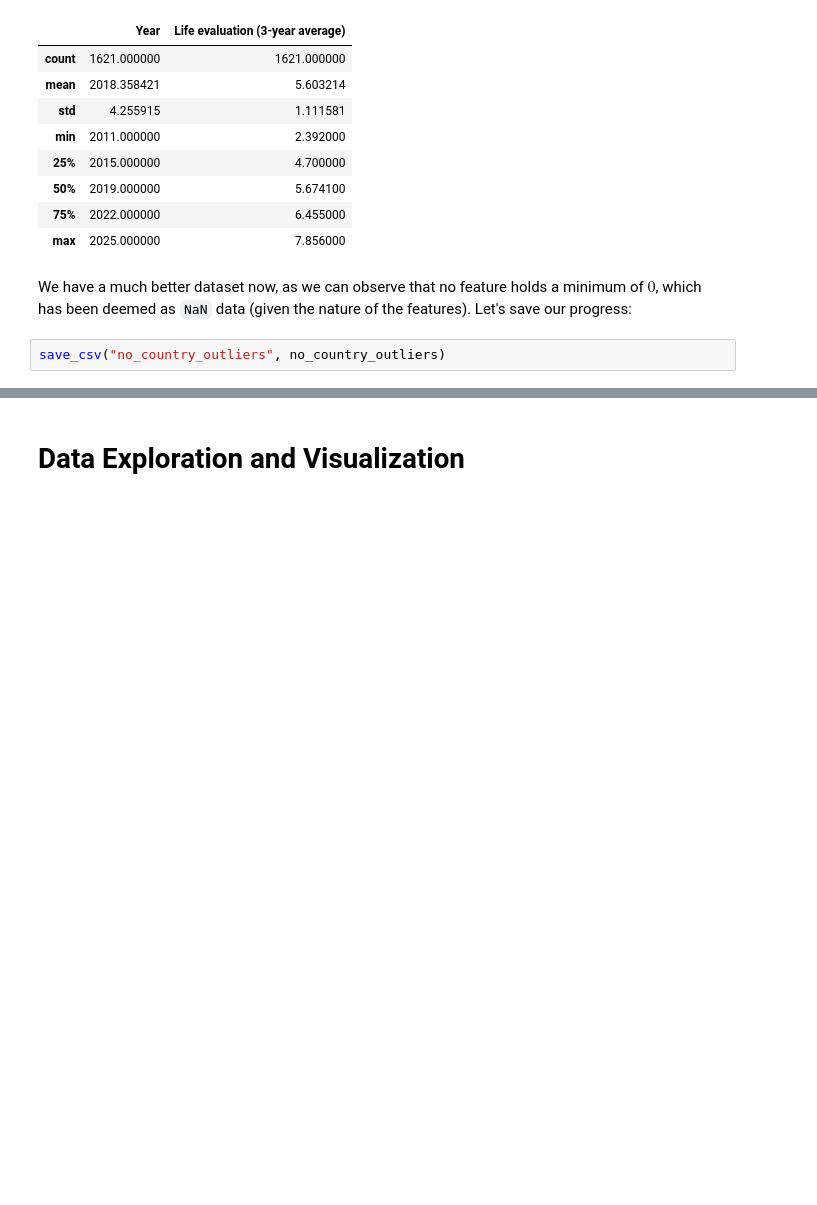
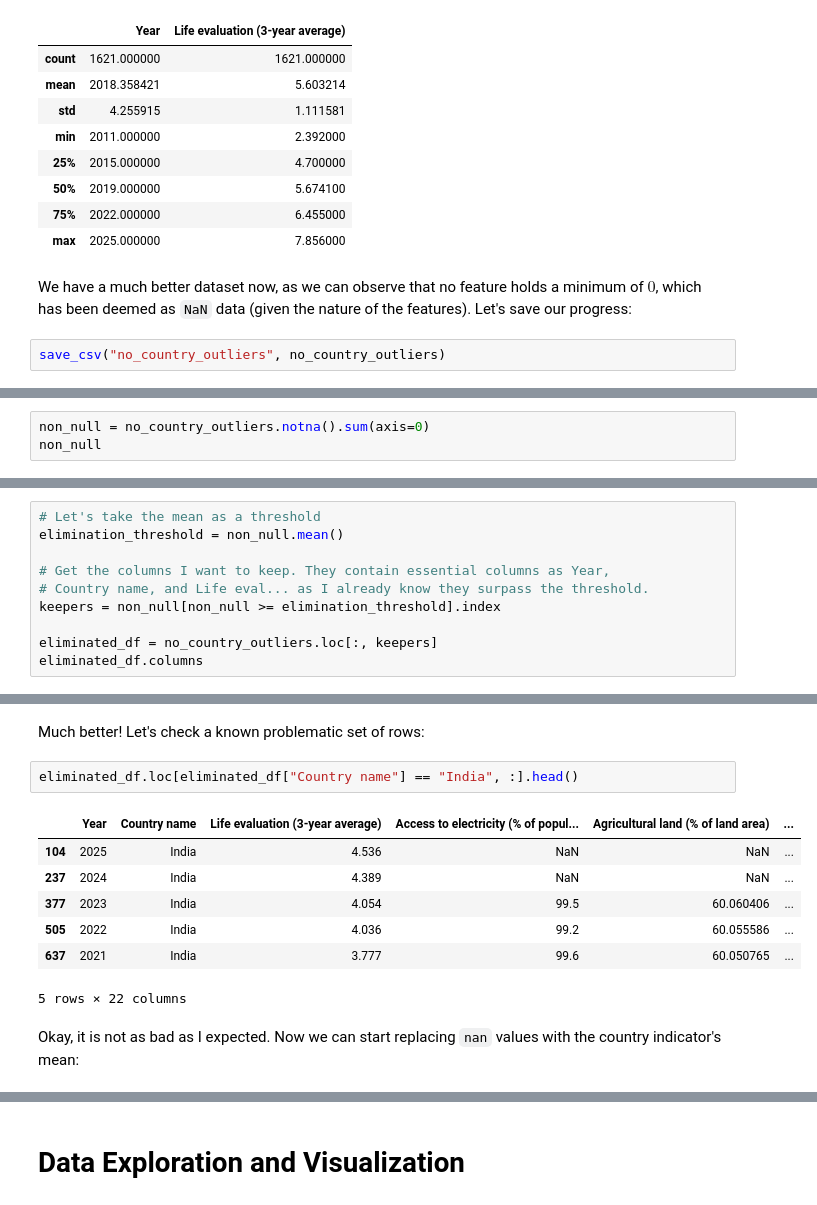
Before and after one commit to flawedvice/happiness-prediction, a Jupyter notebook: exploration.ipynb, the cells around one changed output, grey strips where cells are left out. Cells and saved outputs as stored; diff of their text form; blank space fills up the shorter version.

```diff
--- a/exploration.ipynb
+++ b/exploration.ipynb
@@ -699,0 +700,3 @@ Now, we shall recall that there where some countries with missing data, and we h
+# %%
+non_null = no_country_outliers.notna().sum(axis=0)
+non_null
@@ -699,0 +735,10 @@ Now, we shall recall that there where some countries with missing data, and we h
+# %%
+# Let's take the mean as a threshold
+elimination_threshold = non_null.mean()
+
+# Get the columns I want to keep. They contain essential columns as Year,
+# Country name, and Life eval... as I already know they surpass the threshold.
+keepers = non_null[non_null >= elimination_threshold].index
+
+eliminated_df = no_country_outliers.loc[:, keepers]
+eliminated_df.columns
@@ -699,0 +784,14 @@ Now, we shall recall that there where some countries with missing data, and we h
+# %% [markdown]
+Much better! Let's check a known problematic set of rows:
+# %%
+eliminated_df.loc[eliminated_df["Country name"] == "India", :].head()
+# %% [output]
+|  | Year | Country name | Life evaluation (3-year average) | Access to electricity (% of popul... | Agricultural land (% of land area) | ... |
+| 104 | 2025 | India | 4.536 | NaN | NaN | ... |
+| 237 | 2024 | India | 4.389 | NaN | NaN | ... |
+| 377 | 2023 | India | 4.054 | 99.5 | 60.060406 | ... |
+| 505 | 2022 | India | 4.036 | 99.2 | 60.055586 | ... |
+| 637 | 2021 | India | 3.777 | 99.6 | 60.050765 | ... |
+5 rows × 22 columns
+# %% [markdown]
+Okay, it is not as bad as I expected. Now we can start replacing `nan` values with the country indicator's mean:
```
Also changed, not shown: parts of 8 cells of this notebook, 1 other file.
